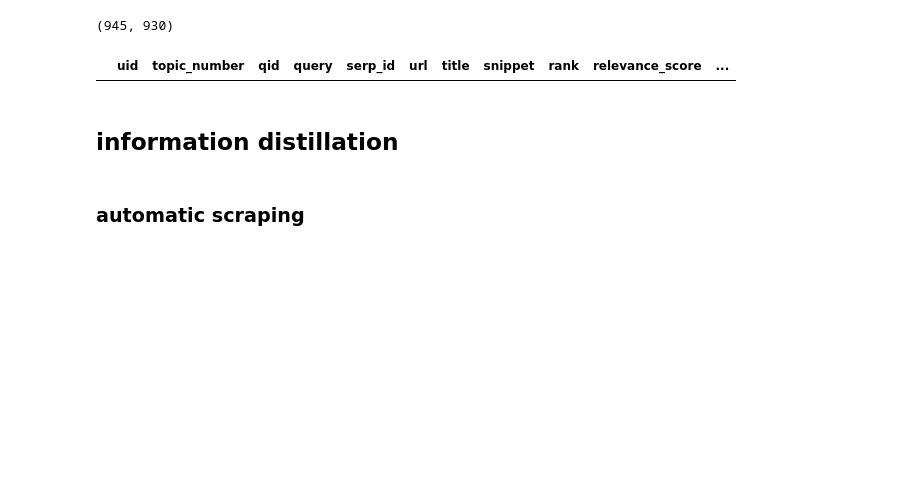
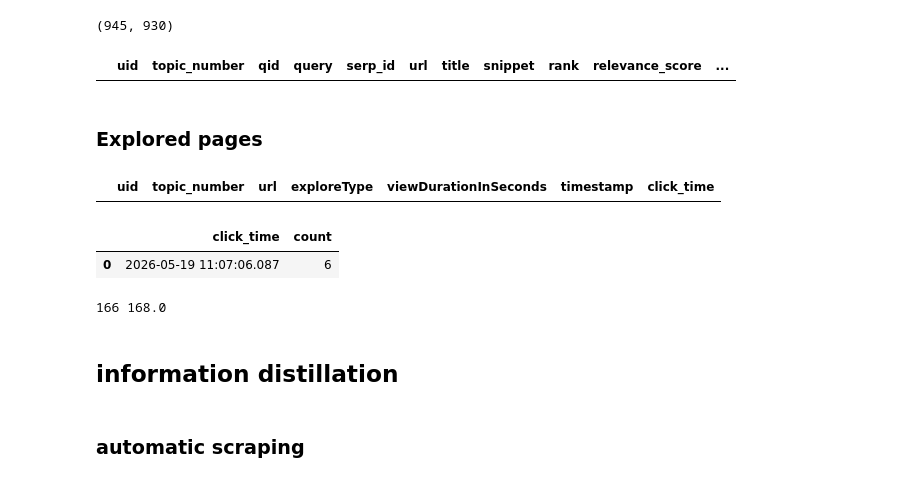
Before and after one commit to SOLandChildren/CHIIR27_LogAnalysis, a Jupyter notebook: dataset_creation.ipynb, the cells around one changed output. Cells and saved outputs as stored; diff of their text form; code cells hidden in the pictures; blank space fills up the shorter version.

```diff
--- a/dataset_creation.ipynb
+++ b/dataset_creation.ipynb
@@ -706,4 +725,6 @@ viewed_results_df.to_csv("Data/viewed_results_df.csv", index=False, encoding='ut
 # %%
+clicked_results_df = pd.read_csv("Data/clicked_results_df.csv")
+
 df = pd.DataFrame(clicked_results_df.groupby(["uid", "topic_number", "serp_id"])["url"].value_counts()).reset_index()
 
 click_count = []
@@ -771,3 +792,43 @@ cleaned_serp_df.to_csv("Data/results_navigation.csv", index=False, encoding='utf
 serp_df.loc[serp_df["serp_id"]=="serp119"]
 # %% [output]
 |  | uid | topic_number | qid | query | serp_id | url | title | snippet | rank | relevance_score | ... |
+# %% [markdown]
+### Explored pages
+# %%
+clicked_results_df = pd.read_csv("Data/clicked_results_df.csv")
+clicked_results_df["timestamp"] = pd.to_datetime(clicked_results_df["timestamp"])
+
+associated_click_time = []
+
+for _, row in tqdm(explored_pages_df.iterrows(), total=len(explored_pages_df)):
+    associated_clicks = clicked_results_df.loc[
+        (clicked_results_df["uid"]==row["uid"])
+        & (clicked_results_df["topic_number"]==row["topic_number"])
+        & (clicked_results_df["url"]==row["url"])
+        & (clicked_results_df["timestamp"]<row["timestamp"])
+    ]
+
+    # print(len(associated_clicks))
+
+    if len(associated_clicks) == 0:
+        print("couldn't find associated click: ", row)
+        associated_click_time.append(None)
+
+    elif len(associated_clicks) > 1:
+        # print("found multiple clicks: ", associated_clicks)
+        time_diff = np.inf
+        for _, click in associated_clicks.iterrows():
+            # print(serp)
+            time_diff_compute = row["timestamp"] - click["timestamp"]
+            if time_diff >= time_diff_compute.total_seconds():
+                correct_click_time = click["timestamp"]
+                time_diff = time_diff_compute.total_seconds()
+        associated_click_time.append(correct_click_time)
+    else:
+        associated_click_time.append(associated_clicks["timestamp"].values[0])
+
+explored_pages_df["click_time"] = associated_click_time
+# %%
+explored_pages_df.loc[pd.isna(explored_pages_df["click_time"])]
+# %% [output]
+|  | uid | topic_number | url | exploreType | viewDurationInSeconds | timestamp | click_time |
@@ -774,3 +837,13 @@ serp_df.loc[serp_df["serp_id"]=="serp119"]
+# %%
+page_count = pd.DataFrame(explored_pages_df["click_time"].value_counts()).reset_index()
+page_count.loc[page_count["count"]!=2]
+# %% [output]
+|  | click_time | count |
+| 0 | 2026-05-19 11:07:06.087 | 6 |
+# %%
+print(len(clicked_results_df), len(explored_pages_df)/2)
+# %% [output]
+166 168.0
 # %% [markdown]
 ## information distillation
 # %% [markdown]
```
Also changed, not shown: parts of 27 cells of this notebook, 5 other files.
